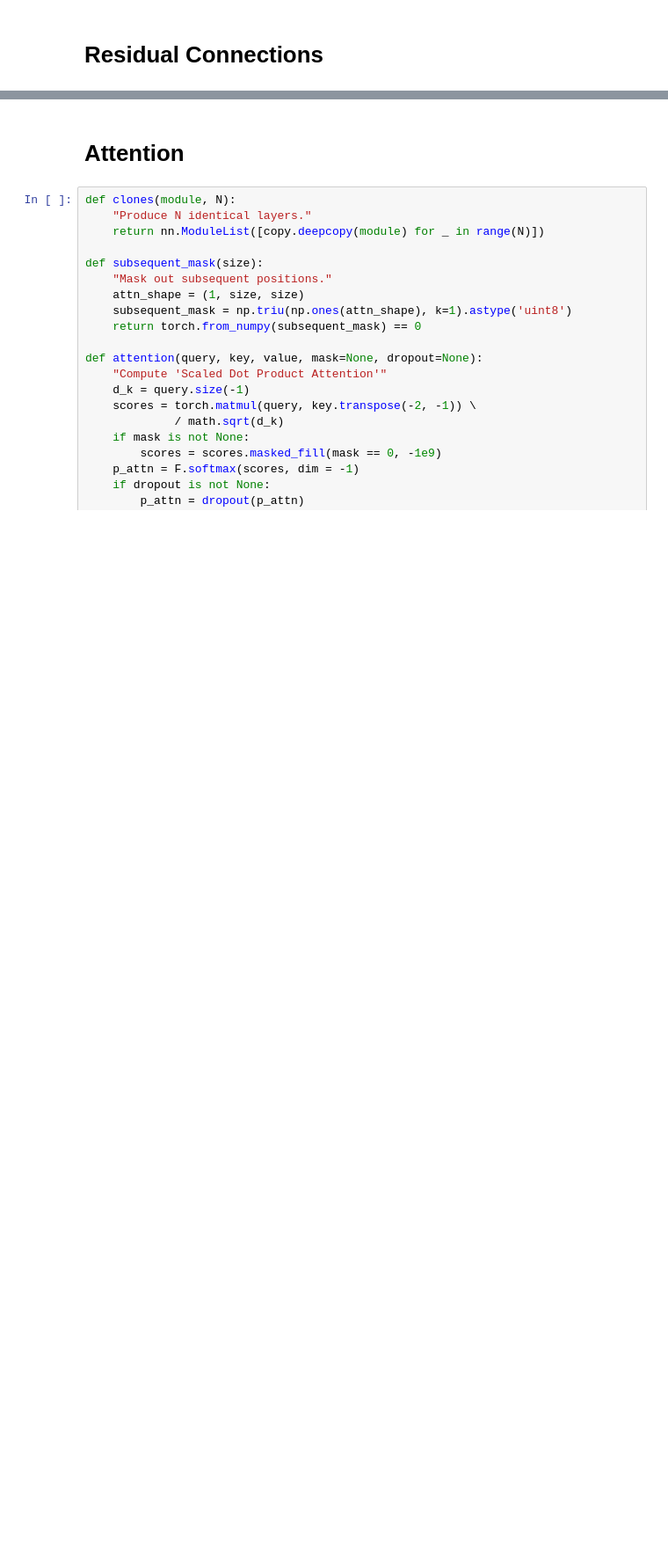
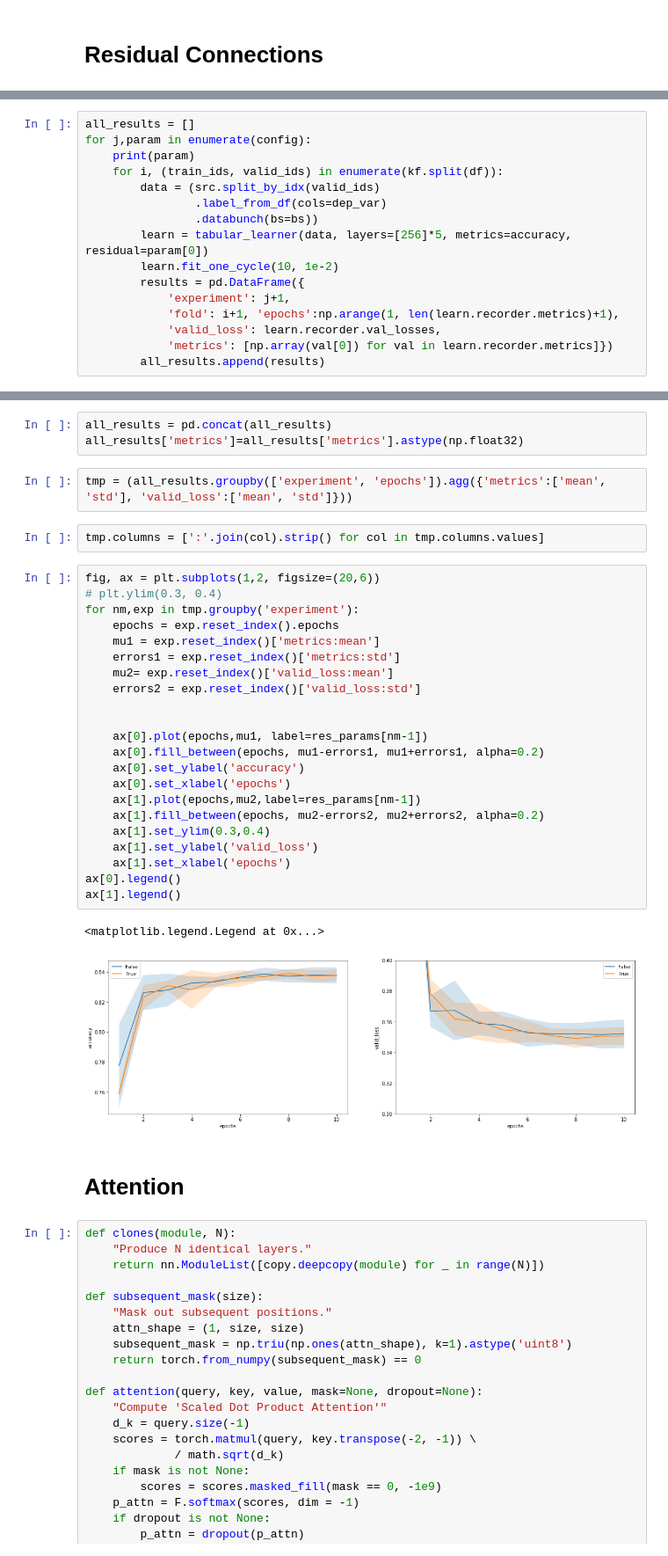
Before and after one commit to jandremarais/TabularLearner, a Jupyter notebook: code/experiments.ipynb, the cells around one changed output, grey strips where cells are left out. Shown: that part at 88% size. Saved outputs shown, nothing was run; the diff lists cells and outputs as text; blank space fills up the shorter version.

```diff
--- a/code/experiments.ipynb
+++ b/code/experiments.ipynb
@@ -335,0 +623,16 @@ def forward(self, x):
+# %%
+all_results = []
+for j,param in enumerate(config):
+    print(param)
+    for i, (train_ids, valid_ids) in enumerate(kf.split(df)):
+        data = (src.split_by_idx(valid_ids)
+                .label_from_df(cols=dep_var)
+                .databunch(bs=bs))
+        learn = tabular_learner(data, layers=[256]*5, metrics=accuracy, residual=param[0])
+        learn.fit_one_cycle(10, 1e-2)
+        results = pd.DataFrame({
+            'experiment': j+1,
+            'fold': i+1, 'epochs':np.arange(1, len(learn.recorder.metrics)+1),
+            'valid_loss': learn.recorder.val_losses,
+            'metrics': [np.array(val[0]) for val in learn.recorder.metrics]})
+        all_results.append(results)
@@ -336,3 +645,35 @@ def forward(self, x):
+# %%
+all_results = pd.concat(all_results)
+all_results['metrics']=all_results['metrics'].astype(np.float32)
+# %%
+tmp = (all_results.groupby(['experiment', 'epochs']).agg({'metrics':['mean', 'std'], 'valid_loss':['mean', 'std']}))
+# %%
+tmp.columns = [':'.join(col).strip() for col in tmp.columns.values]
+# %%
+fig, ax = plt.subplots(1,2, figsize=(20,6))
+# plt.ylim(0.3, 0.4)
+for nm,exp in tmp.groupby('experiment'):
+    epochs = exp.reset_index().epochs
+    mu1 = exp.reset_index()['metrics:mean']
+    errors1 = exp.reset_index()['metrics:std']
+    mu2= exp.reset_index()['valid_loss:mean']
+    errors2 = exp.reset_index()['valid_loss:std']
+
+
+    ax[0].plot(epochs,mu1, label=res_params[nm-1])
+    ax[0].fill_between(epochs, mu1-errors1, mu1+errors1, alpha=0.2)
+    ax[0].set_ylabel('accuracy')
+    ax[0].set_xlabel('epochs')
+    ax[1].plot(epochs,mu2,label=res_params[nm-1])
+    ax[1].fill_between(epochs, mu2-errors2, mu2+errors2, alpha=0.2)
+    ax[1].set_ylim(0.3,0.4)
+    ax[1].set_ylabel('valid_loss')
+    ax[1].set_xlabel('epochs')
+ax[0].legend()
+ax[1].legend()
+# %% [output]
+<matplotlib.legend.Legend at 0x...>
+[figure, added]
 # %% [markdown]
 # Attention
 # %%
```
Also changed, not shown: parts of 60 cells of this notebook.
